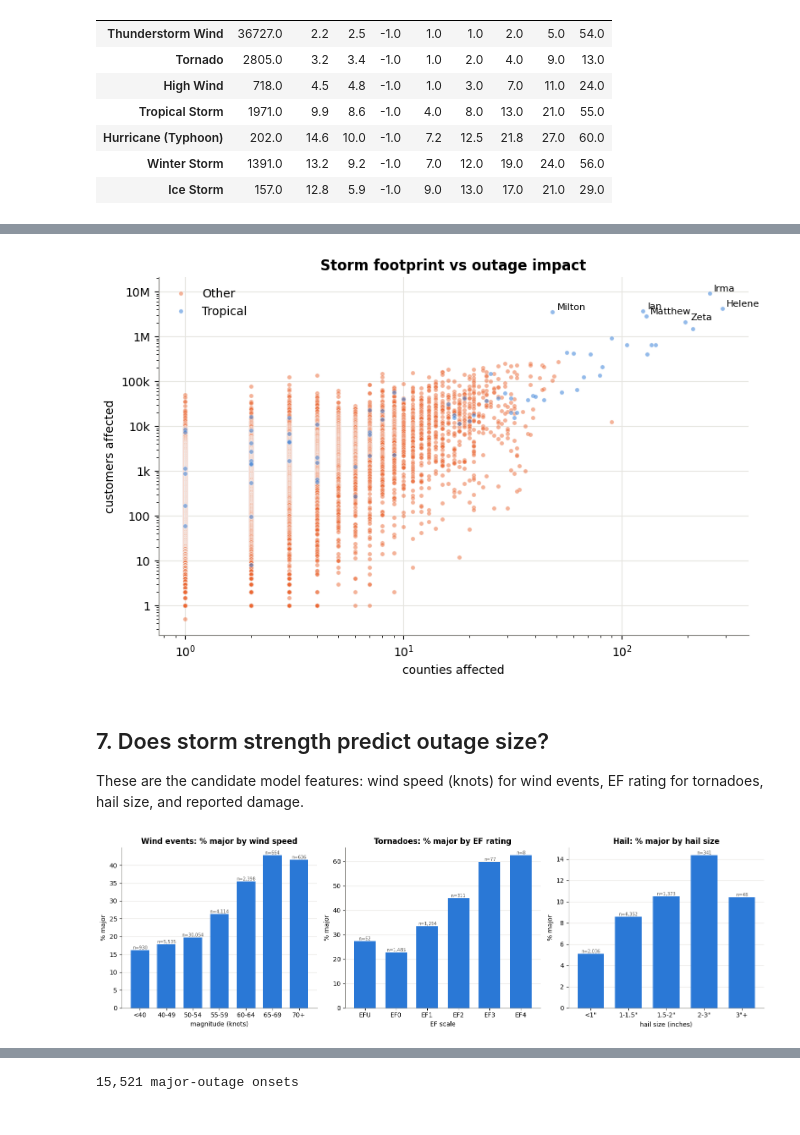
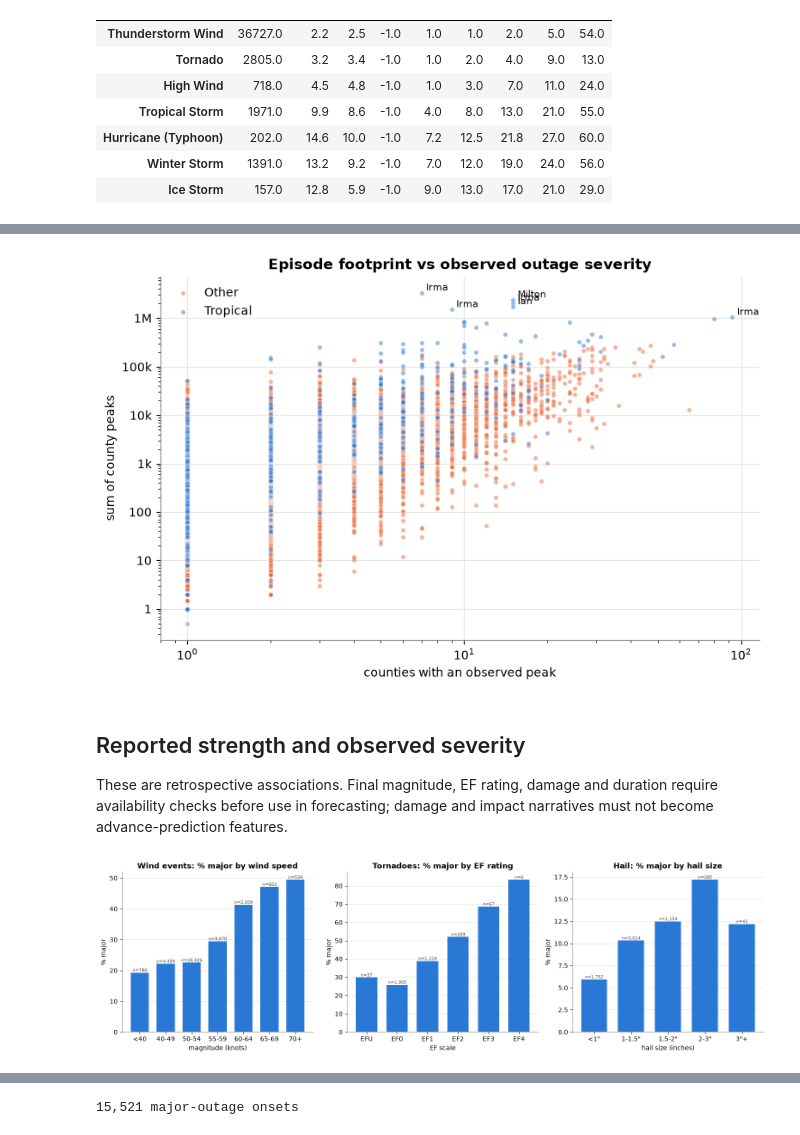
Before and after one commit to Chumpz0/Capstone-Power-Outage-Prediction, a Jupyter notebook: notebooks/03_eda_storm_outage.ipynb, the cells around one changed output, grey strips where cells are left out. Cells and saved outputs as stored; diff of their text form; code cells hidden in the pictures.

```diff
--- a/notebooks/03_eda_storm_outage.ipynb
+++ b/notebooks/03_eda_storm_outage.ipynb
@@ -267,8 +177,8 @@ Thunderstorm Wind has a low per-event rate but so many events that its total is
 # Peak share distribution for the most common outage-causing types
 box_types = ["Hurricane (Typhoon)", "Tropical Storm", "Tornado", "Thunderstorm Wind", "High Wind", "Strong Wind",
              "Flash Flood", "Hail", "Winter Storm", "Ice Storm"]
-box = imp[imp["event_type"].isin(box_types)].copy()
-box["peak_pct"] = (100 * box["peak_share"]).clip(lower=0.01)   # log scale can't show 0
+box = imp[imp["event_type"].isin(box_types) & imp["peak_share"].gt(0)].copy()
+box["peak_pct"] = 100 * box["peak_share"]
 order = box.groupby("event_type")["peak_pct"].median().sort_values(ascending=False).index
 
 fig, ax = plt.subplots(figsize=(11, 5))
@@ -278,7 +188,7 @@ sns.boxplot(data=box, y="event_type", x="peak_pct", order=order, color="#86b6ef"
 ax.axvline(100 * MAJOR, color=ORANGE, lw=1.5, ls="--")
 ax.text(100 * MAJOR, len(order) - 0.6, f" major ({MAJOR:.0%})", color=ORANGE, fontsize=9, va="bottom")
 ax.xaxis.set_major_formatter(mtick.FuncFormatter(lambda v, _: f"{v:g}%"))
-ax.set(title="Peak share of customers out during each event (log scale)",
+ax.set(title="Peak share of customers out among positive observed peaks (log scale)",
        xlabel="peak % of estimated customers out", ylabel="")
 plt.show()
 # %% [output]
@@ -375,10 +282,10 @@ is how much of the region-wide total is in that storm's counties. Each storm app
 # %%
 # Step 1: region-wide customers out per hour, and the biggest days at least 3 days apart
 total = con.sql("select hr, sum(out) as total from hourly group by 1 order by 1").df().set_index("hr")["total"]
-daily = total.resample("D").max().fillna(0)
+daily = total.resample("D").max()
 
 peak_days = []
-for day in daily.sort_values(ascending=False).index:
+for day in daily.dropna().sort_values(ascending=False).index:
     if all(abs((day - p).days) >= 3 for p in peak_days):
         peak_days.append(day)
     if len(peak_days) == 40:
@@ -434,28 +341,28 @@ Idalia (Aug 2023)     20
 Ian (Sep 2022)        19
 Name: count, dtype: int64
 # %%
-# Step 3: credit each peak hour to the storm whose counties hold the most customers out at that hour.
+# Find the candidate episode with the most observed outages in its counties at each peak.
 # A county counts for a storm if one of its events started within the 5 days before (restoration takes days).
 def attribute(hour):
     att = con.sql(f'''
-    select e.storm, sum(h.out) as out_in_storm_counties
-    from (select distinct storm, fips_code from ev_lab
-          where begin_utc between timestamp '{hour}' - interval 5 day and timestamp '{hour}' + interval 1 hour) e
+    select e.episode_id, min(e.storm) as storm, sum(h.out) as out_in_storm_counties
+    from (select distinct episode_id, storm, fips_code from ev_lab
+          where begin_utc between timestamp '{hour}' - interval 5 day and timestamp '{hour}') e
     join hourly h on h.fips_code = e.fips_code and h.hr = timestamp '{hour}'
     group by 1
-    order by 2 desc
+    order by out_in_storm_counties desc, e.episode_id
     limit 1
     ''').df()
     if att.empty:
-        return {"storm": "no storm on record", "share_of_total_in_storm_counties": 0.0}
-    return {"storm": att.at[0, "storm"],
+        return {"episode_id": None, "storm": "no storm on record", "share_of_total_in_storm_counties": 0.0}
+    return {"episode_id": att.at[0, "episode_id"], "storm": att.at[0, "storm"],
             "share_of_total_in_storm_counties": att.at[0, "out_in_storm_counties"] / total[hour]}
 
 
 top_peaks = pd.DataFrame([{"peak_hour_utc": h, "total_out": total[h], **attribute(h)} for h in peak_hours])
-# A big hurricane fills several of the top days (landfall, then restoration). Keep each storm's highest peak.
+# Keep each candidate episode's highest regional peak.
 has_storm = top_peaks["storm"] != "no storm on record"
-top_peaks = (pd.concat([top_peaks[has_storm].drop_duplicates("storm"), top_peaks[~has_storm]])
+top_peaks = (pd.concat([top_peaks[has_storm].drop_duplicates("episode_id"), top_peaks[~has_storm]])
              .sort_values("total_out", ascending=False).head(12).reset_index(drop=True))
 top_peaks.style.format({"total_out": "{:,.0f}", "share_of_total_in_storm_counties": "{:.0%}"})
 # %% [output]
@@ -677,25 +576,25 @@ storms.head(20)[["storm", "counties", "customers_affected", "cust_hours", "types
 # %%
-# Bigger storms (more counties) -> more customers affected? Each dot is one storm.
-hit = storms[storms["customers_affected"] > 0]
+# Bigger storms (more counties) -> more sum of county peaks? Each dot is one storm.
+hit = storms[storms["sum_county_peaks"] > 0]
 fig, ax = plt.subplots(figsize=(9, 5.5))
 for kind, color in [("Other", ORANGE), ("Tropical", BLUE)]:
     k = hit[hit["kind"] == kind]
-    ax.scatter(k["counties"], k["customers_affected"], s=14, color=color, alpha=0.5, edgecolor="white",
+    ax.scatter(k["counties"], k["sum_county_peaks"], s=14, color=color, alpha=0.5, edgecolor="white",
                linewidth=0.4, label=kind)
 for _, r in hit.head(6).iterrows():   # label the 6 biggest
-    ax.annotate(r["storm"].split(" (")[0], (r["counties"], r["customers_affected"]), xytext=(4, 2),
+    ax.annotate(r["storm"].split(" (")[0], (r["counties"], r["sum_county_peaks"]), xytext=(4, 2),
                 textcoords="offset points", fontsize=8)
-ax.set(xscale="log", yscale="log", xlabel="counties affected", ylabel="customers affected",
-       title="Storm footprint vs outage impact")
+ax.set(xscale="log", yscale="log", xlabel="counties with an observed peak", ylabel="sum of county peaks",
+       title="Episode footprint vs observed outage severity")
 ax.yaxis.set_major_formatter(fmt_k)
 ax.legend(frameon=False)
 plt.show()
 # %% [output]
-[figure, old version]
+[figure, new version]
 # %% [markdown]
-## 7. Does storm strength predict outage size?
+## Reported strength and observed severity
 
-These are the candidate model features: wind speed (knots) for wind events, EF rating for tornadoes, hail size, and reported damage.
+These are retrospective associations. Final magnitude, EF rating, damage and duration require availability checks before use in forecasting; damage and impact narratives must not become advance-prediction features.
 # %%
 def bar_with_n(ax, rates):
     # Bar of % major per bin, with the bin's row count on top
@@ -709,27 +608,27 @@ fig, axes = plt.subplots(1, 3, figsize=(15, 4.5))
 
 # Wind speed (knots) for wind events; `wind` is reused in the correlation cell below
 wind = imp[imp["event_type"].isin(["Thunderstorm Wind", "High Wind", "Strong Wind"]) & imp["magnitude"].notna()].copy()
-wind["wind_bin"] = pd.cut(wind["magnitude"], [0, 40, 50, 55, 60, 65, 70, 200], right=False,
+wind["wind_bin"] = pd.cut(wind["magnitude"], [0, 40, 50, 55, 60, 65, 70, np.inf], right=False,
                           labels=["<40", "40-49", "50-54", "55-59", "60-64", "65-69", "70+"])
-bar_with_n(axes[0], wind.groupby("wind_bin", observed=True).agg(pct_major=("major", "mean"), n=("major", "size")))
+bar_with_n(axes[0], wind.groupby("wind_bin", observed=True).agg(pct_major=("major", "mean"), n=("major", "count")))
 axes[0].set(title="Wind events: % major by wind speed", xlabel="magnitude (knots)", ylabel="% major")
 
 # EF rating for tornadoes
-torn = imp[(imp["event_type"] == "Tornado") & imp["tor_f_scale"].notna()]
-bar_with_n(axes[1], torn.groupby("tor_f_scale").agg(pct_major=("major", "mean"), n=("major", "size"))
+tornadoes = imp[(imp["event_type"] == "Tornado") & imp["tor_f_scale"].notna()]
+bar_with_n(axes[1], tornadoes.groupby("tor_f_scale").agg(pct_major=("major", "mean"), n=("major", "count"))
                         .reindex(["EFU", "EF0", "EF1", "EF2", "EF3", "EF4"]).dropna())
 axes[1].set(title="Tornadoes: % major by EF rating", xlabel="EF scale", ylabel="% major")
 
 # Hail size (inches)
 hail = imp[(imp["event_type"] == "Hail") & imp["magnitude"].notna()].copy()
-hail["hail_bin"] = pd.cut(hail["magnitude"], [0, 1, 1.5, 2, 3, 10], right=False,
+hail["hail_bin"] = pd.cut(hail["magnitude"], [0, 1, 1.5, 2, 3, np.inf], right=False,
                           labels=['<1"', '1-1.5"', '1.5-2"', '2-3"', '3"+'])
-bar_with_n(axes[2], hail.groupby("hail_bin", observed=True).agg(pct_major=("major", "mean"), n=("major", "size")))
+bar_with_n(axes[2], hail.groupby("hail_bin", observed=True).agg(pct_major=("major", "mean"), n=("major", "count")))
 axes[2].set(title="Hail: % major by hail size", xlabel="hail size (inches)", ylabel="% major")
 
 plt.tight_layout()
 plt.show()
 # %% [output]
-[figure, old version]
+[figure, new version]
 # %%
 # Reported property damage vs outage peak (event-counties with damage > 0)
```
Also changed, not shown: parts of 39 cells of this notebook, 9 other files.
